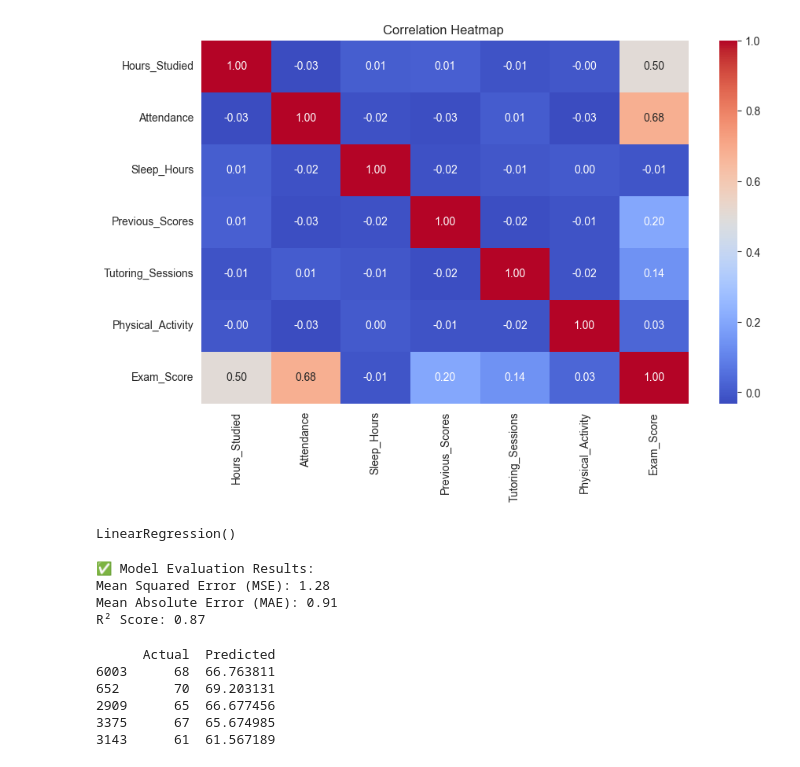
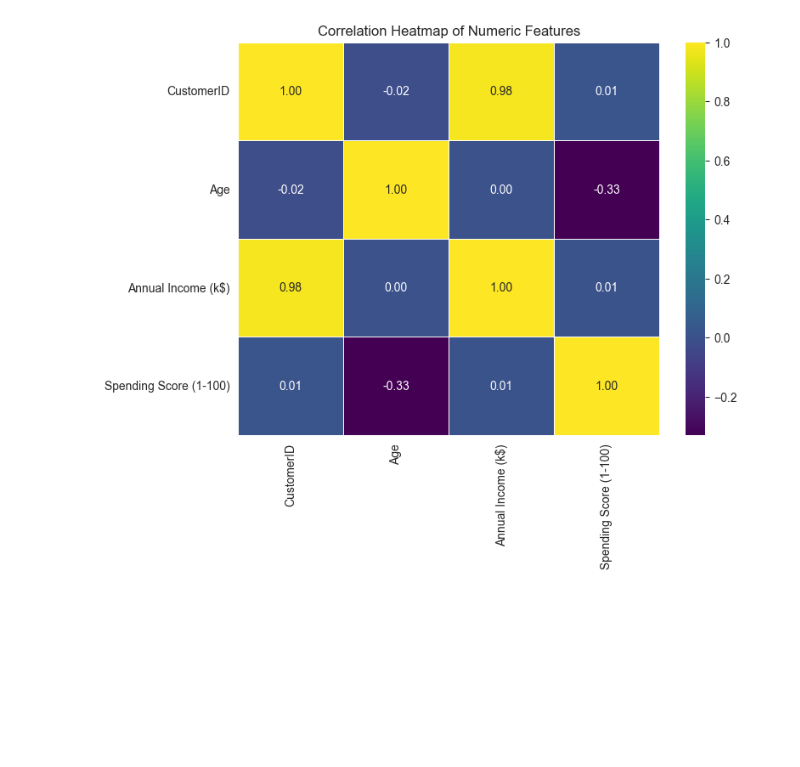
Before and after one commit to abdelrhman9090/elevvo-projects, a Jupyter notebook: sample.ipynb, the cells around one changed output. Saved outputs shown, nothing was run; the diff lists cells and outputs as text; code cells hidden in the pictures; blank space fills up the shorter version.

```diff
--- a/sample.ipynb
+++ b/sample.ipynb
@@ -14,4 +14,4 @@ from sklearn.metrics import mean_absolute_error
 # %%
-data = pd.read_csv("C:\\Users\\Abdel\\PycharmProjects\\Student Score Prediction\\StudentPerformanceFactors.csv")
+data= pd.read_csv("C:\\Users\\Abdel\\PycharmProjects\\ Customer Segmentation\\Mall_Customers.csv")
 data.head()
 # %% [output]
@@ -125,8 +106,8 @@ plt.show()
 # %%
-numeric_data = data.select_dtypes(include=['int64', 'float64'])
-plt.figure(figsize=(10, 6))
-sns.heatmap(numeric_data.corr(), annot=True, cmap="coolwarm", fmt=".2f")
-plt.title("Correlation Heatmap ")
+plt.figure(figsize=(8,6))
+corr = data.corr(numeric_only=True)   # correlation between numeric columns
+sns.heatmap(corr, annot=True, cmap="viridis", fmt=".2f", linewidths=0.5)
+plt.title("Correlation Heatmap of Numeric Features")
 plt.show()
 # %% [output]
-[figure, old version]
+[figure, new version]
@@ -149,5 +113,0 @@ X_train, X_test, y_train, y_test = train_test_split(
-# %%
-lr = LinearRegression()
-lr.fit(X_train, y_train)
-# %% [output]
-LinearRegression()
@@ -157,25 +113,0 @@ y_pred = lr.predict(X_test)
-# %%
-# Evaluation
-mse = mean_squared_error(y_test, y_pred)
-mae = mean_absolute_error(y_test, y_pred)
-r2 = r2_score(y_test, y_pred)
-print("✅ Model Evaluation Results:")
-print(f"Mean Squared Error (MSE): {mse:.2f}")
-print(f"Mean Absolute Error (MAE): {mae:.2f}")
-print(f"R² Score: {r2:.2f}")
-# %% [output]
-✅ Model Evaluation Results:
-Mean Squared Error (MSE): 1.28
-Mean Absolute Error (MAE): 0.91
-R² Score: 0.87
-# %%
-# Compare actual vs predicted
-results = pd.DataFrame({"Actual": y_test, "Predicted": y_pred})
-print(results.head())
-# %% [output]
-      Actual  Predicted
-6003      68  66.763811
-652       70  69.203131
-2909      65  66.677456
-3375      67  65.674985
-3143      61  61.567189
```
Also changed, not shown: parts of 24 cells of this notebook.
